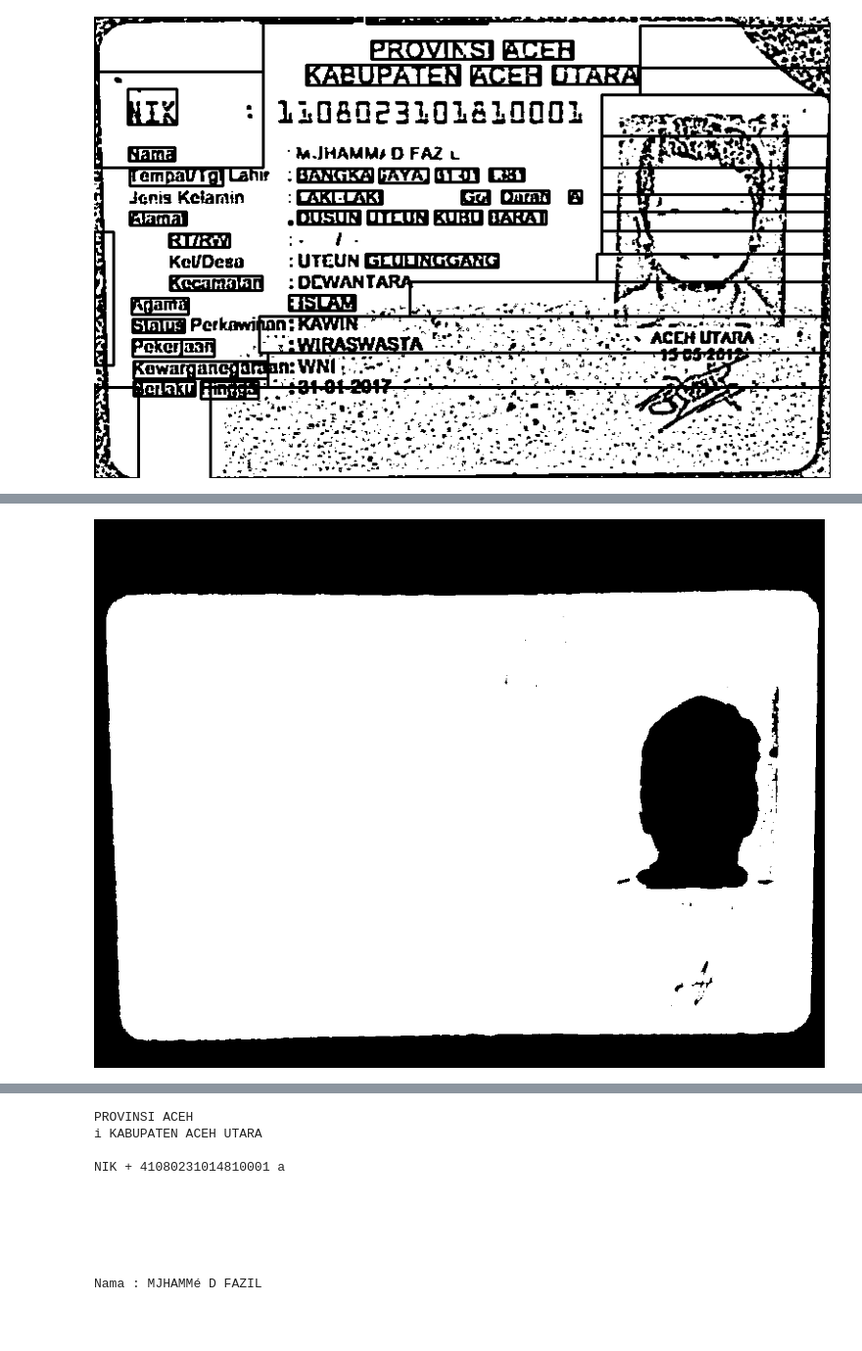
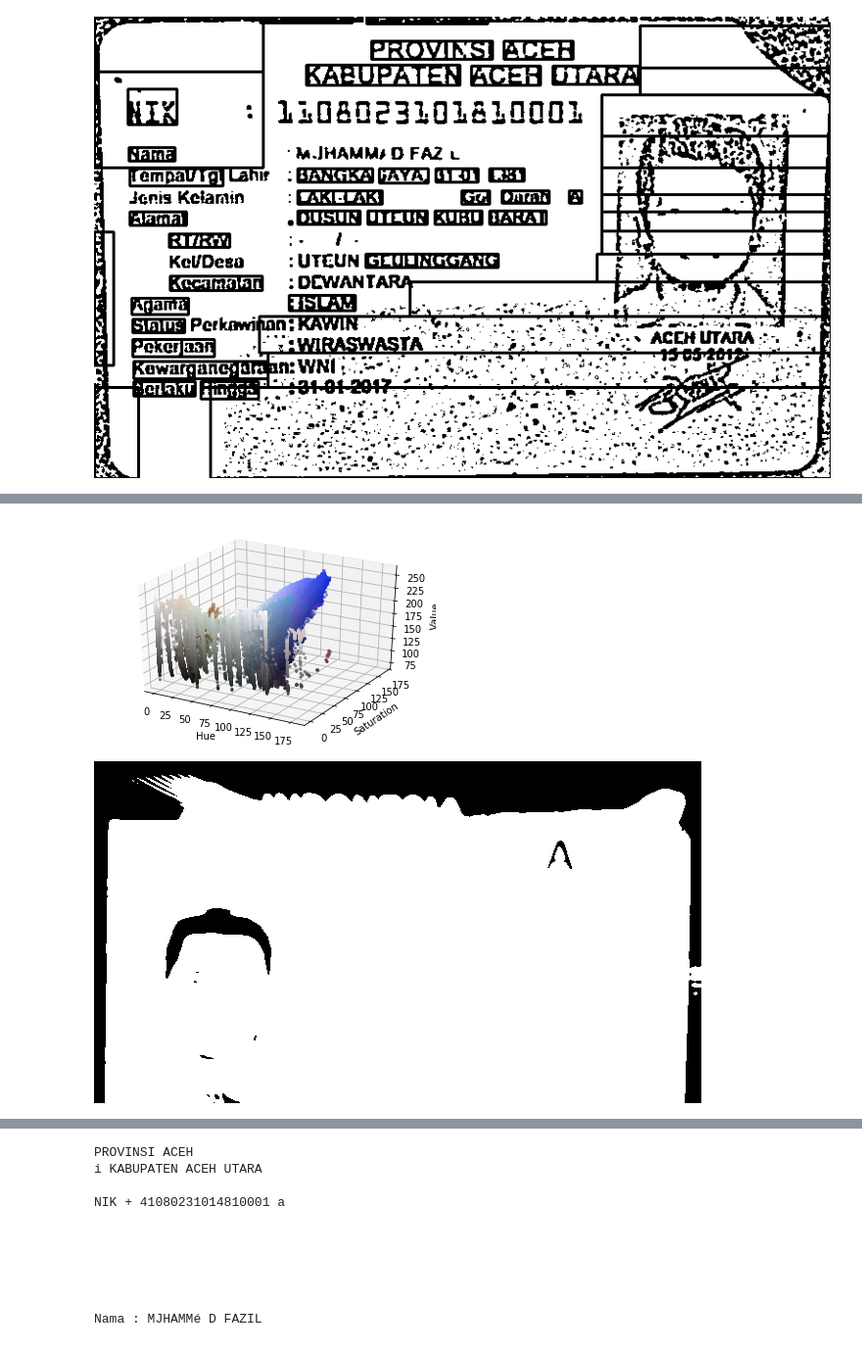
Before and after one commit to naufalihsan/tesseract, a Jupyter notebook: OCR.ipynb, the cells around one changed output, grey strips where cells are left out. Shown at 98% size. Drawn from its saved outputs; the diff is of its cells as text; code cells hidden in the pictures.

```diff
--- a/OCR.ipynb
+++ b/OCR.ipynb
@@ -124,12 +175,27 @@ Berlaku Hingga
+# %%
+hsv_nemo = cv2.cvtColor(nemo, cv2.COLOR_RGB2HSV)
+h, s, v = cv2.split(hsv_nemo)
+fig = plt.figure()
+axis = fig.add_subplot(1, 1, 1, projection="3d")
+
+axis.scatter(h.flatten(), s.flatten(), v.flatten(), facecolors=pixel_colors, marker=".")
+axis.set_xlabel("Hue")
+axis.set_ylabel("Saturation")
+axis.set_zlabel("Value")
+plt.show()
+# %% [output]
+[figure, added]
 # %%
 import math
-
-im = cv2.imread('ktp-test.jpeg')
-ktp = img_cnts('ktp-test.jpeg')
-contours, _ = cv2.findContours(ktp,cv2.RETR_EXTERNAL,cv2.CHAIN_APPROX_TC89_L1)
+# 'ktp_example7.jpeg'
+# 'ktp-test.jpeg'
+im = cv2.imread('sim_example3.jpeg')
+ktp = img_cnts('sim_example3.jpeg')
+# ktp = img_cnts('ktp_example7.jpeg')
+contours, _ = cv2.findContours(ktp,cv2.RETR_EXTERNAL,cv2.CHAIN_APPROX_SIMPLE)
 cv2_imshow(ktp)
 # %% [output]
-[figure, old version]
+[figure, new version]
 # %%
 # Sort the contours
 contours = sorted(contours, key = cv2.contourArea, reverse = True)
```
Also changed, not shown: parts of 5 cells of this notebook.
